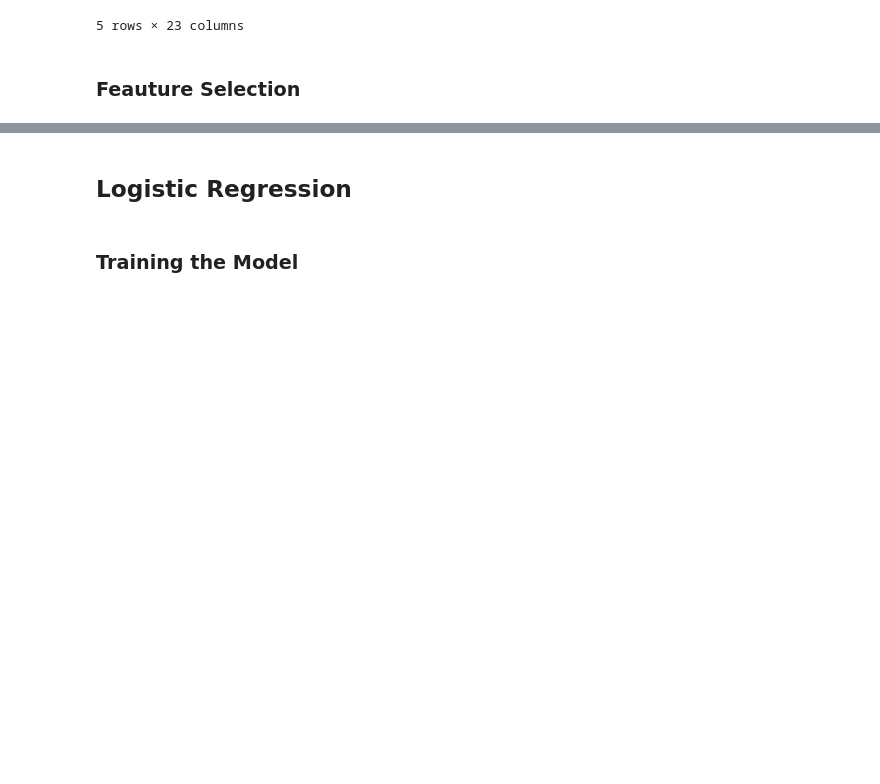
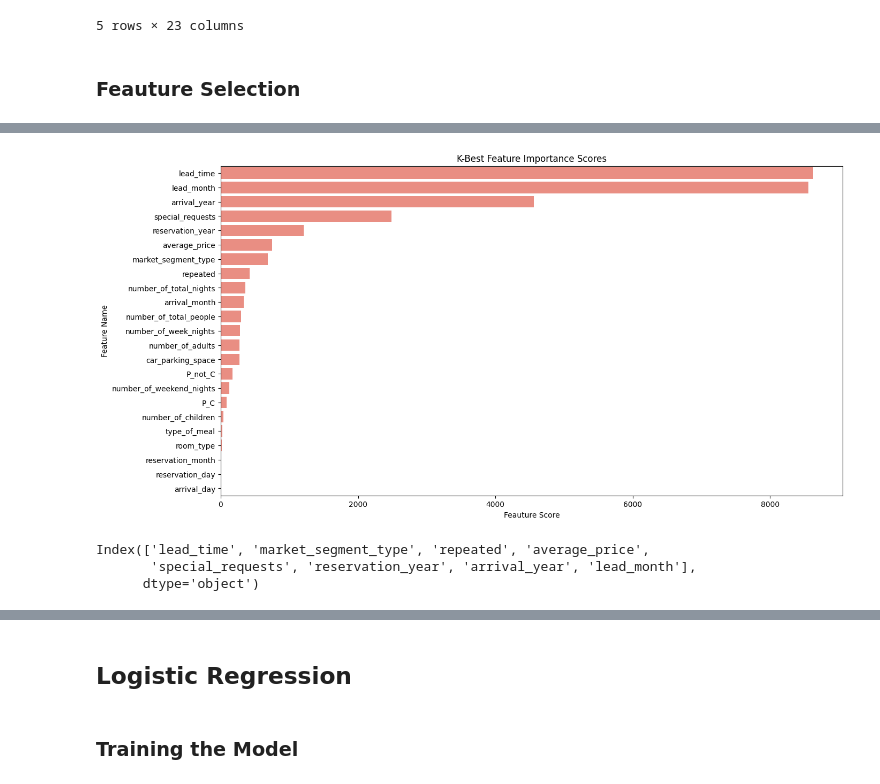
Before and after one commit to AslihanYoldas/ada-lovelace-final-project, a Jupyter notebook: modelling.ipynb, the cells around one changed output, grey strips where cells are left out. Cells and saved outputs as stored; diff of their text form; code cells hidden in the pictures; blank space fills up the shorter version.

```diff
--- a/modelling.ipynb
+++ b/modelling.ipynb
@@ -75,5 +77,8 @@ df_normalized.head()
 | 3 | -1.628897 | -0.265476 | 0.223564 | -0.141558 | 2.369986 | ... |
 | 4 | -1.628897 | 2.274468 | 0.223564 | 1.328731 | -0.492015 | ... |
 5 rows × 23 columns
+# %%
+X = df_normalized
+y = df['booking_status']
 # %% [markdown]
 ### Feauture Selection
@@ -88,0 +95,34 @@ X_train, X_test, y_train, y_test = train_test_split( df_feautures, df['booking_s
+# %%
+def feauture_selection_select_k_best(k, X, y):
+    k_best = SelectKBest(k=k, score_func=f_classif)
+
+    k_best.fit_transform(X, y)
+    # Get the indices of the selected features
+    selected_features_indices = k_best.get_support(indices=True)
+
+    # Get the scores associated with each feature
+    feature_scores_k_best = k_best.scores_
+
+    # Create a list of tuples containing feature names and scores
+    feature_info = list(zip(X.columns, feature_scores_k_best))
+
+    # Sort the feature info in descending order based on scores
+    sorted_feature_info = sorted(feature_info, key=lambda x: x[1], reverse=True)
+
+    feature_names, feature_scores = zip(*sorted_feature_info[:])
+    df_feauture_k_best_score = pd.DataFrame({'feature_name':feature_names,'feature_score':feature_scores})
+    df_feautures_k_best =df_normalized.iloc[:, selected_features_indices]
+
+    return df_feauture_k_best_score, df_feautures_k_best
+# %%
+df_feauture_k_best_score, df_feautures_k_best = feauture_selection_select_k_best(8,X,y)
+# %%
+plot_bar(df_feauture_k_best_score,'feature_score', 'feature_name','K-Best Feature Importance Scores', 'Feauture Score', 'Feature Name',color='salmon',orient='h')
+# %% [output]
+[figure, added]
+# %%
+df_feautures_k_best.columns
+# %% [output]
+Index(['lead_time', 'market_segment_type', 'repeated', 'average_price',
+       'special_requests', 'reservation_year', 'arrival_year', 'lead_month'],
+      dtype='object')
```
Also changed, not shown: parts of 32 cells of this notebook.
